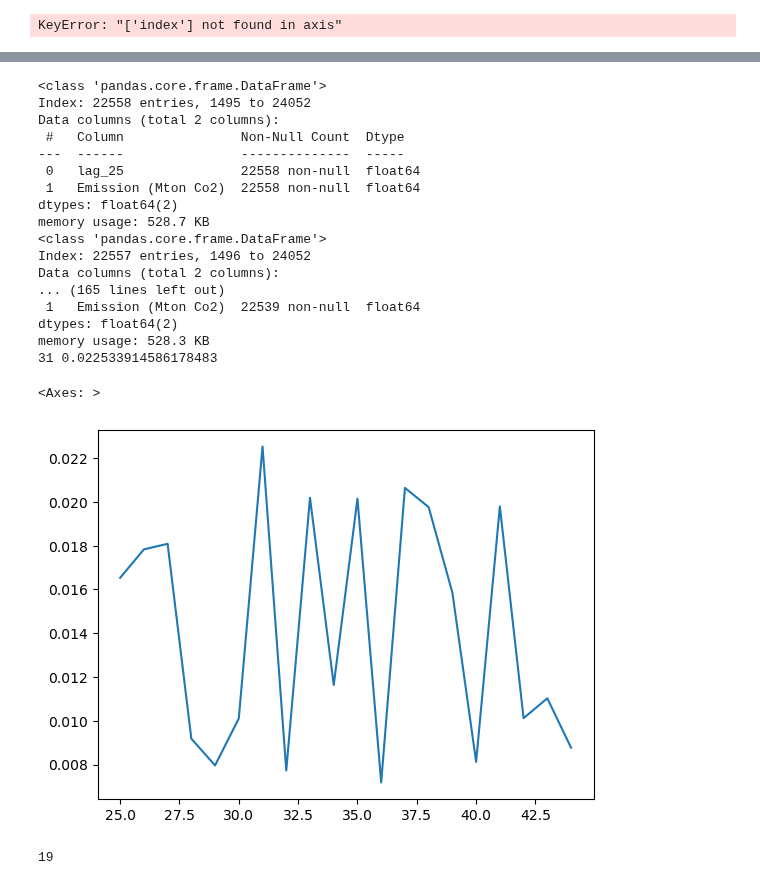
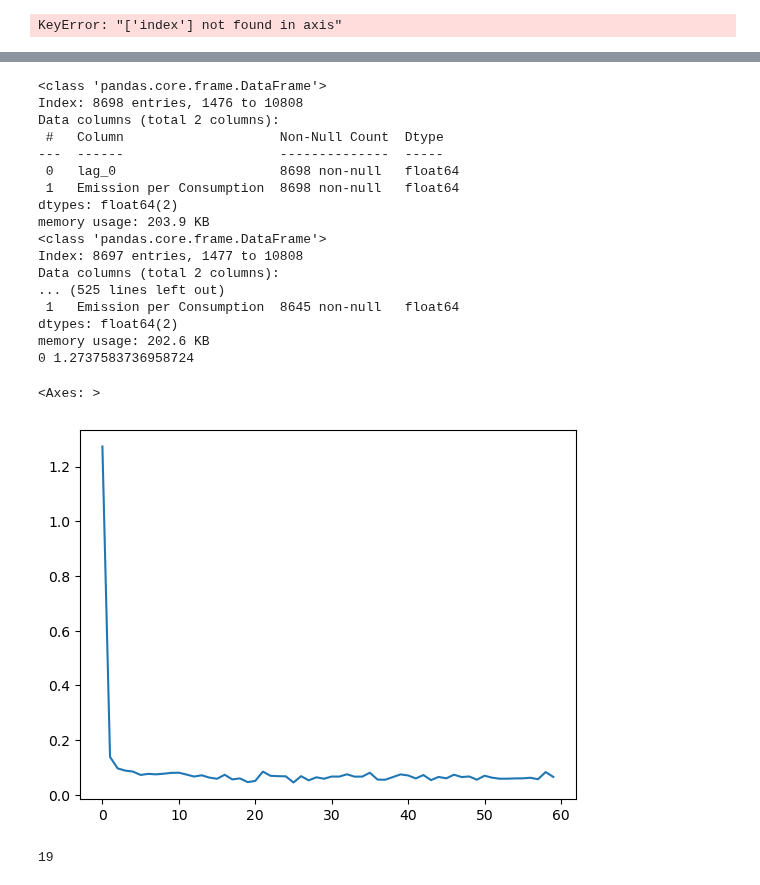
Before and after one commit to chtang-hmc/Spring-Invitation-Datathon-2024, a Jupyter notebook: Analysis/temp_time_series.ipynb, the cells around one changed output, grey strips where cells are left out. Cells and saved outputs as stored; diff of their text form; code cells hidden in the pictures.

```diff
--- a/Analysis/temp_time_series.ipynb
+++ b/Analysis/temp_time_series.ipynb
@@ -111,2 +98,0 @@ memory usage: 46.5 KB
-# %%
-temp.drop(['Unnamed: 0'],axis=1,inplace=True)
@@ -205,2 +192,0 @@ memory usage: 1.7+ MB
-# %%
-df.drop(['Unnamed: 0'],axis=1,inplace=True)
@@ -217,0 +218,3 @@ sns.scatterplot(y=df["Emission per Consumption"], x=df["anomaly"], hue=df['Energ
+# %%
+x = sns.lineplot(x=df['Date'],y=df['anomaly'])
+x.set(ylabel='Anomaly in temperature (C)')
@@ -366,58 +427,59 @@ df
+# %%
+y = df.copy()
 # %%
 from sklearn.feature_selection import mutual_info_regression
 
 #  to shift by two month intervals and create columns with lags
 
-for x in range(25,45):
+for x in range(0,60):
 
-    df['lag_'+str(x)] = df['Consumption (quadrillion Btu)'].shift(x)
+    y['lag_'+str(x)] = y['Consumption (quadrillion Btu)'].shift(x)
 
 # to find the mutual information information between two variables. Chengyi, if you use this make sure to look at the assumptions of this.
 
 lag_mut_info = {}
 
-for i in range(25,45):
+for i in range(0,60):
     lg = 'lag_'+str(i)
-    x = df[[lg,'Emission (Mton Co2)']]
+    x = y[[lg,'Emission per Consumption']]
     x = x[np.isfinite(x).all(1)]
     x.dropna(inplace=True)
     x.info()
-
-
-    mutual_info = mutual_info_regression(x.drop(['Emission (Mton Co2)'],axis=1),x['Emission (Mton Co2)'])
+    mutual_info = mutual_info_regression(x.drop(['Emission per Consumption'],axis=1),x['Emission per Consumption'])
     lag_mut_info[i] = mutual_info[0]
 # to find where the ideal lag is
 ideal_lag = 0
 max  = 0
 for i in lag_mut_info:
     if lag_mut_info[i] > max:
         max = lag_mut_info[i]
         ideal_lag = i
 print(ideal_lag,max)
 
 sns.lineplot(lag_mut_info)
 
-
-#verdict is that 38 months is the best lag for how much to shift anomaly temp for emi/consumption
 # 20 month lag for shifting emission to correlate with temp
-# 19 month lag for shifting
+# 36 month lag for shifting to get 0.12 correlation between how consumtpion affects anomaly
+# 22 month lag for shifting to get 0.21 correlation between hwo emission affects temp
+# 8 month lag for shifting to get 0.26 correlation between how emi/com affects temp
+# 0 2.9842615624172297 for shifting consumption to predict emission
 # %% [output]
 <class 'pandas.core.frame.DataFrame'>
-Index: 22558 entries, 1495 to 24052
+Index: 8698 entries, 1476 to 10808
 Data columns (total 2 columns):
- #   Column               Non-Null Count  Dtype
----  ------               --------------  -----
- 0   lag_25               22558 non-null  float64
- 1   Emission (Mton Co2)  22558 non-null  float64
+ #   Column                    Non-Null Count  Dtype
+---  ------                    --------------  -----
+ 0   lag_0                     8698 non-null   float64
+ 1   Emission per Consumption  8698 non-null   float64
 dtypes: float64(2)
-memory usage: 528.7 KB
+memory usage: 203.9 KB
 <class 'pandas.core.frame.DataFrame'>
-Index: 22557 entries, 1496 to 24052
+Index: 8697 entries, 1477 to 10808
 Data columns (total 2 columns):
-... (165 lines left out)
- 1   Emission (Mton Co2)  22539 non-null  float64
+... (525 lines left out)
+ 1   Emission per Consumption  8645 non-null   float64
 dtypes: float64(2)
-memory usage: 528.3 KB
-31 0.022533914586178483
+memory usage: 202.6 KB
+0 1.2737583736958724
 <Axes: >
-[figure, old version]
+[figure, new version]
```
Also changed, not shown: parts of 56 cells of this notebook, 3 other files.
